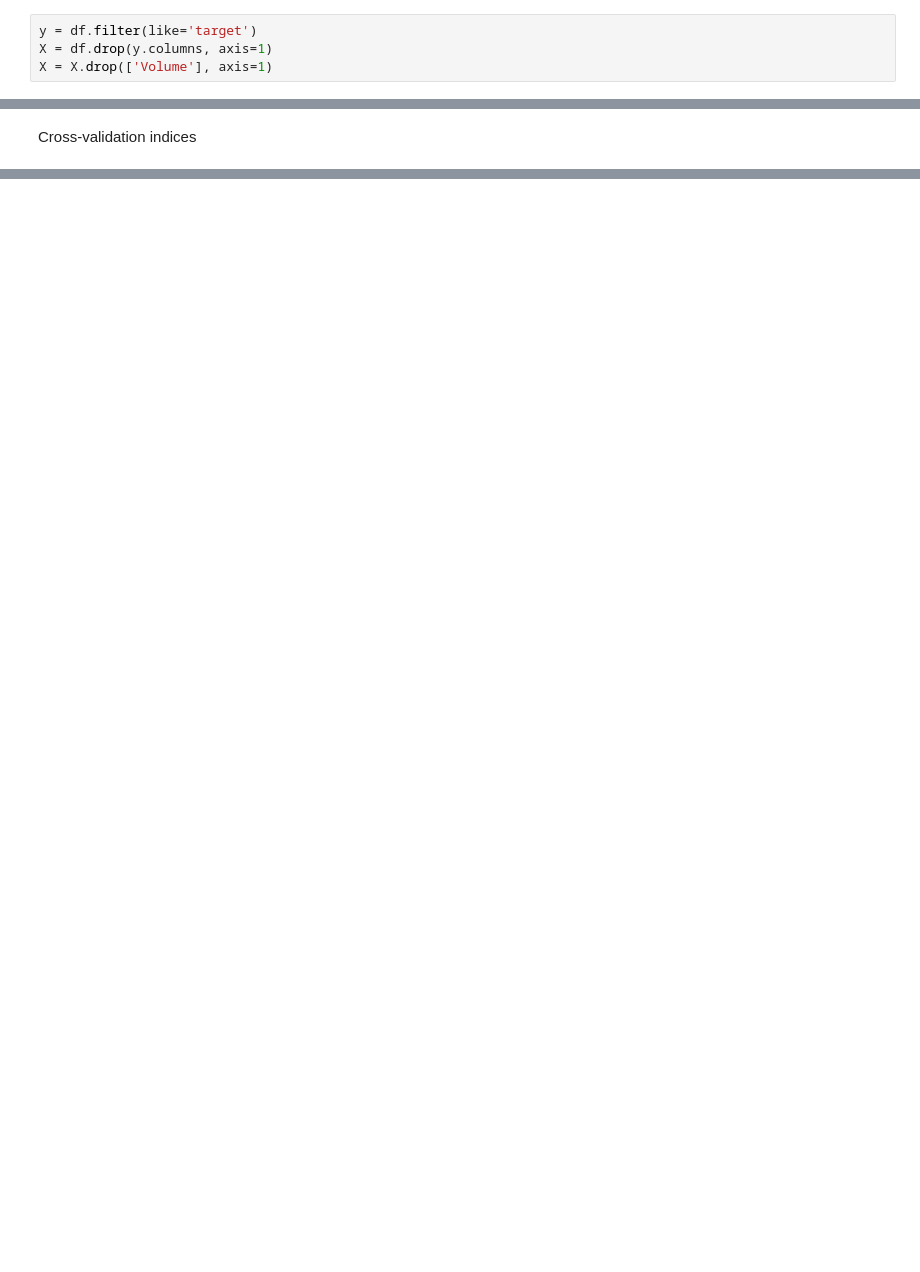
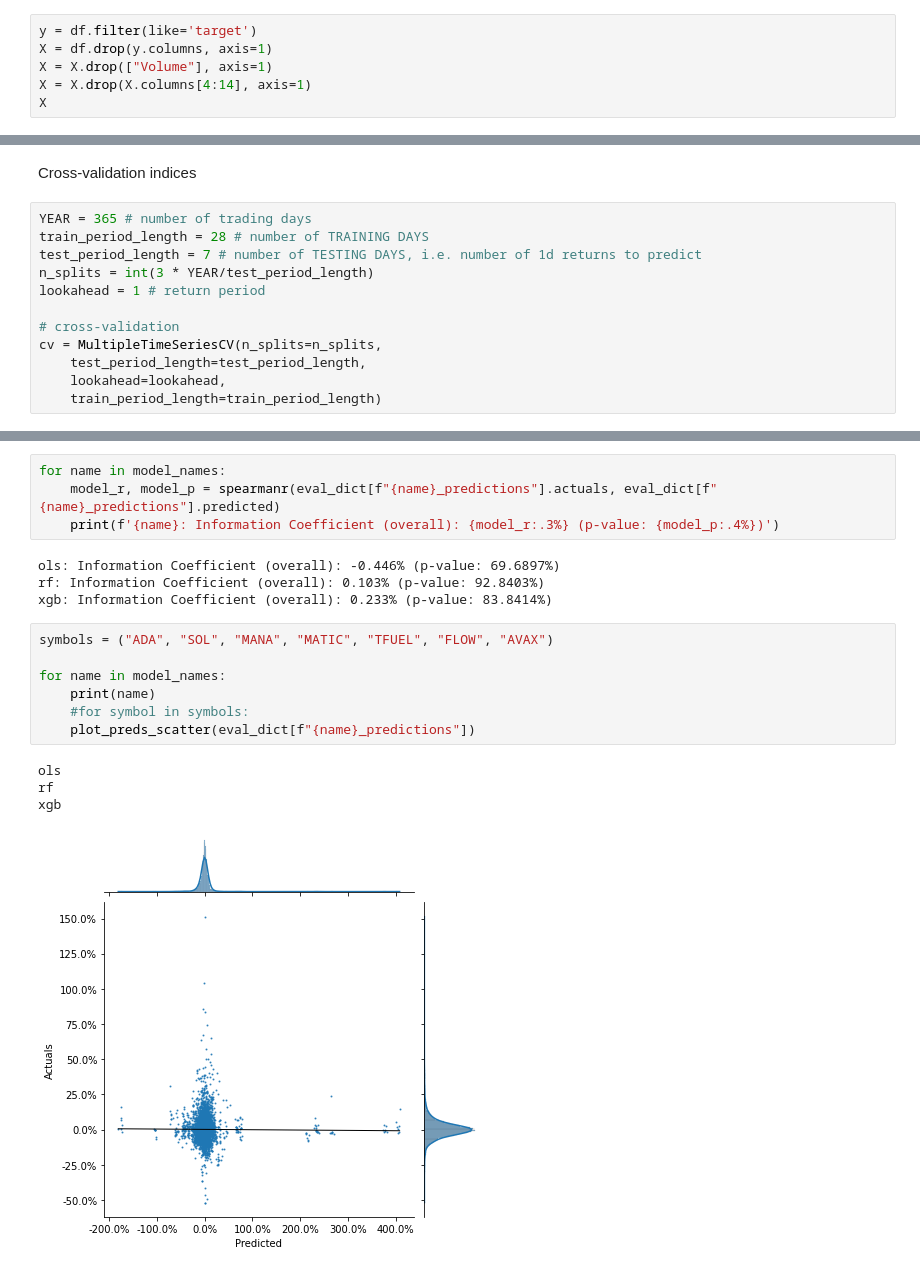
Before and after one commit to amicha02/ape_mining, a Jupyter notebook: notebooks/5.0-mw-Combine_Models_Predictions.ipynb, the cells around one changed output, grey strips where cells are left out. Cells and saved outputs as stored; diff of their text form; blank space fills up the shorter version.

Commit message:
linear regression model predicted returns, selected features

```diff
--- a/notebooks/5.0-mw-Combine_Models_Predictions.ipynb
+++ b/notebooks/5.0-mw-Combine_Models_Predictions.ipynb
@@ -234,4 +236,6 @@ Target and Features
 # %%
 y = df.filter(like='target')
 X = df.drop(y.columns, axis=1)
-X = X.drop(['Volume'], axis=1)
+X = X.drop(["Volume"], axis=1)
+X = X.drop(X.columns[4:14], axis=1)
+X
@@ -238,2 +257,14 @@ X = X.drop(['Volume'], axis=1)
 # %% [markdown]
 Cross-validation indices
+# %%
+YEAR = 365 # number of trading days
+train_period_length = 28 # number of TRAINING DAYS
+test_period_length = 7 # number of TESTING DAYS, i.e. number of 1d returns to predict
+n_splits = int(3 * YEAR/test_period_length)
+lookahead = 1 # return period
+
+# cross-validation
+cv = MultipleTimeSeriesCV(n_splits=n_splits,
+    test_period_length=test_period_length,
+    lookahead=lookahead,
+    train_period_length=train_period_length)
@@ -239,0 +315,20 @@ Cross-validation indices
+# %%
+for name in model_names:
+    model_r, model_p = spearmanr(eval_dict[f"{name}_predictions"].actuals, eval_dict[f"{name}_predictions"].predicted)
+    print(f'{name}: Information Coefficient (overall): {model_r:.3%} (p-value: {model_p:.4%})')
+# %% [output]
+ols: Information Coefficient (overall): -0.446% (p-value: 69.6897%)
+rf: Information Coefficient (overall): 0.103% (p-value: 92.8403%)
+xgb: Information Coefficient (overall): 0.233% (p-value: 83.8414%)
+# %%
+symbols = ("ADA", "SOL", "MANA", "MATIC", "TFUEL", "FLOW", "AVAX")
+
+for name in model_names:
+    print(name)
+    #for symbol in symbols:
+    plot_preds_scatter(eval_dict[f"{name}_predictions"])
+# %% [output]
+ols
+rf
+xgb
+[figure, added]
```
Also changed, not shown: parts of 33 cells of this notebook, 2 other files.
